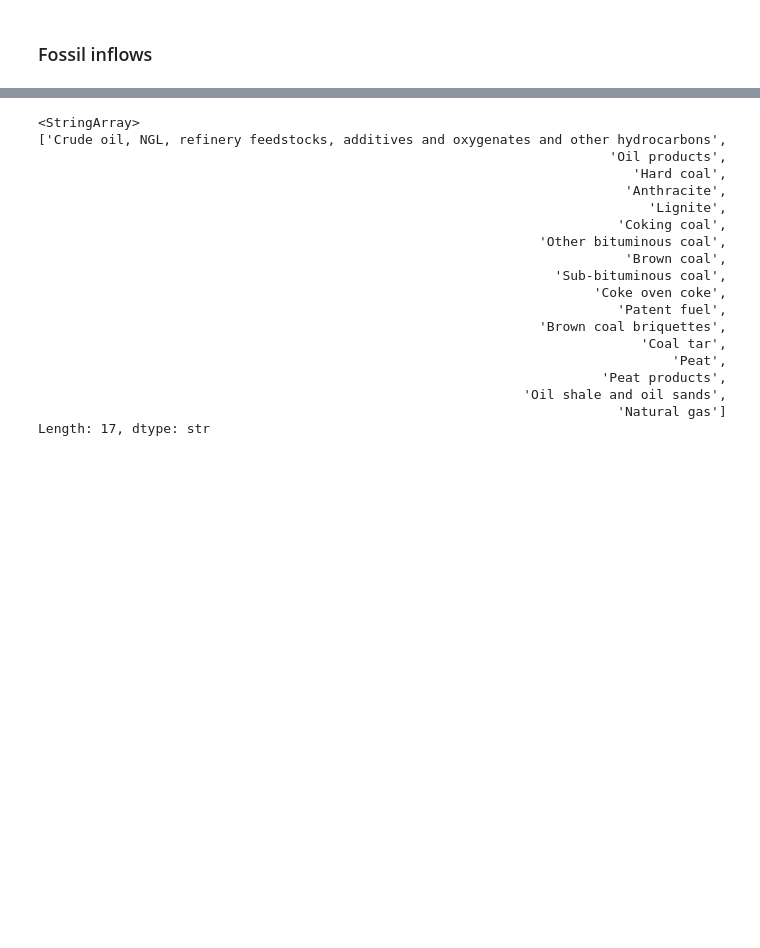
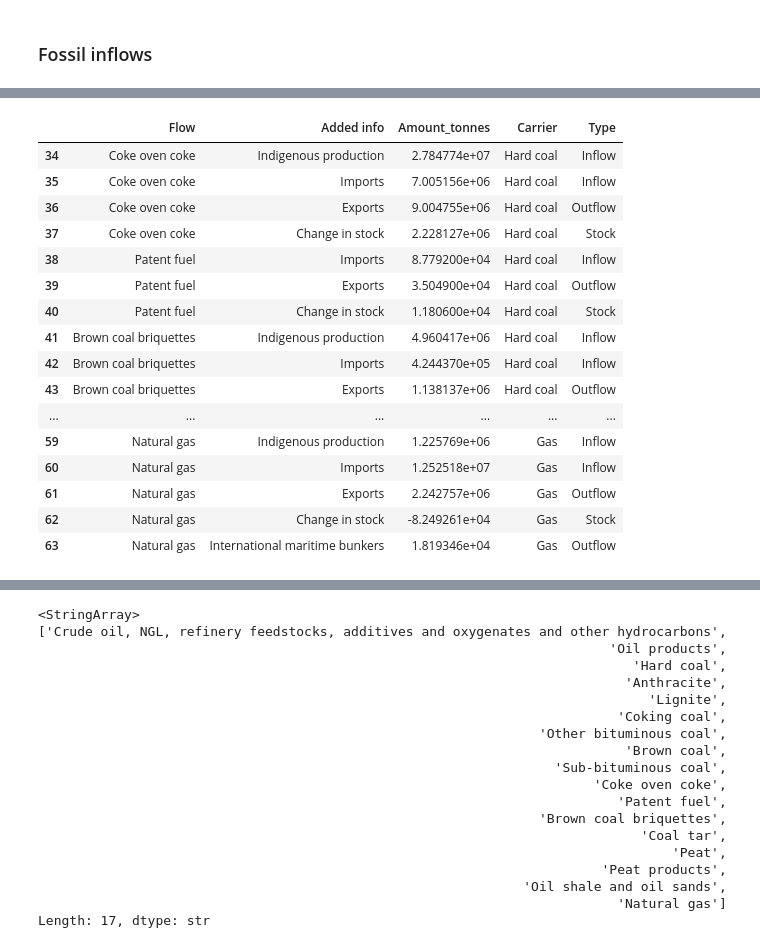
Before and after one commit to charliewestenberg/carbon-mfa-thesis, a Jupyter notebook: 01notebooks/01.2_data_cleaning.ipynb, the cells around one changed output, grey strips where cells are left out. Saved outputs shown, nothing was run; the diff lists cells and outputs as text; code cells hidden in the pictures; blank space fills up the shorter version.

```diff
--- a/01notebooks/01.2_data_cleaning.ipynb
+++ b/01notebooks/01.2_data_cleaning.ipynb
@@ -47 +56,22 @@ df_fossil_inflows_clean
+# %%
+df_fossil_inflows_clean = df_fossil_inflows.drop(columns=['Amount in dataset', 'Unit in dataset', 'Source'])
+df_fossil_inflows_clean.tail(30)
+# %% [output]
+|  | Flow | Added info | Amount_tonnes | Carrier | Type |
+| 34 | Coke oven coke | Indigenous production | 2.784774e+07 | Hard coal | Inflow |
+| 35 | Coke oven coke | Imports | 7.005156e+06 | Hard coal | Inflow |
+| 36 | Coke oven coke | Exports | 9.004755e+06 | Hard coal | Outflow |
+| 37 | Coke oven coke | Change in stock | 2.228127e+06 | Hard coal | Stock |
+| 38 | Patent fuel | Imports | 8.779200e+04 | Hard coal | Inflow |
+| 39 | Patent fuel | Exports | 3.504900e+04 | Hard coal | Outflow |
+| 40 | Patent fuel | Change in stock | 1.180600e+04 | Hard coal | Stock |
+| 41 | Brown coal briquettes | Indigenous production | 4.960417e+06 | Hard coal | Inflow |
+| 42 | Brown coal briquettes | Imports | 4.244370e+05 | Hard coal | Inflow |
+| 43 | Brown coal briquettes | Exports | 1.138137e+06 | Hard coal | Outflow |
+| ... | ... | ... | ... | ... | ... |
+| 59 | Natural gas | Indigenous production | 1.225769e+06 | Gas | Inflow |
+| 60 | Natural gas | Imports | 1.252518e+07 | Gas | Inflow |
+| 61 | Natural gas | Exports | 2.242757e+06 | Gas | Outflow |
+| 62 | Natural gas | Change in stock | -8.249261e+04 | Gas | Stock |
+| 63 | Natural gas | International maritime bunkers | 1.819346e+04 | Gas | Outflow |
 # %%
```
Also changed, not shown: parts of 9 cells of this notebook, 2 other files.
